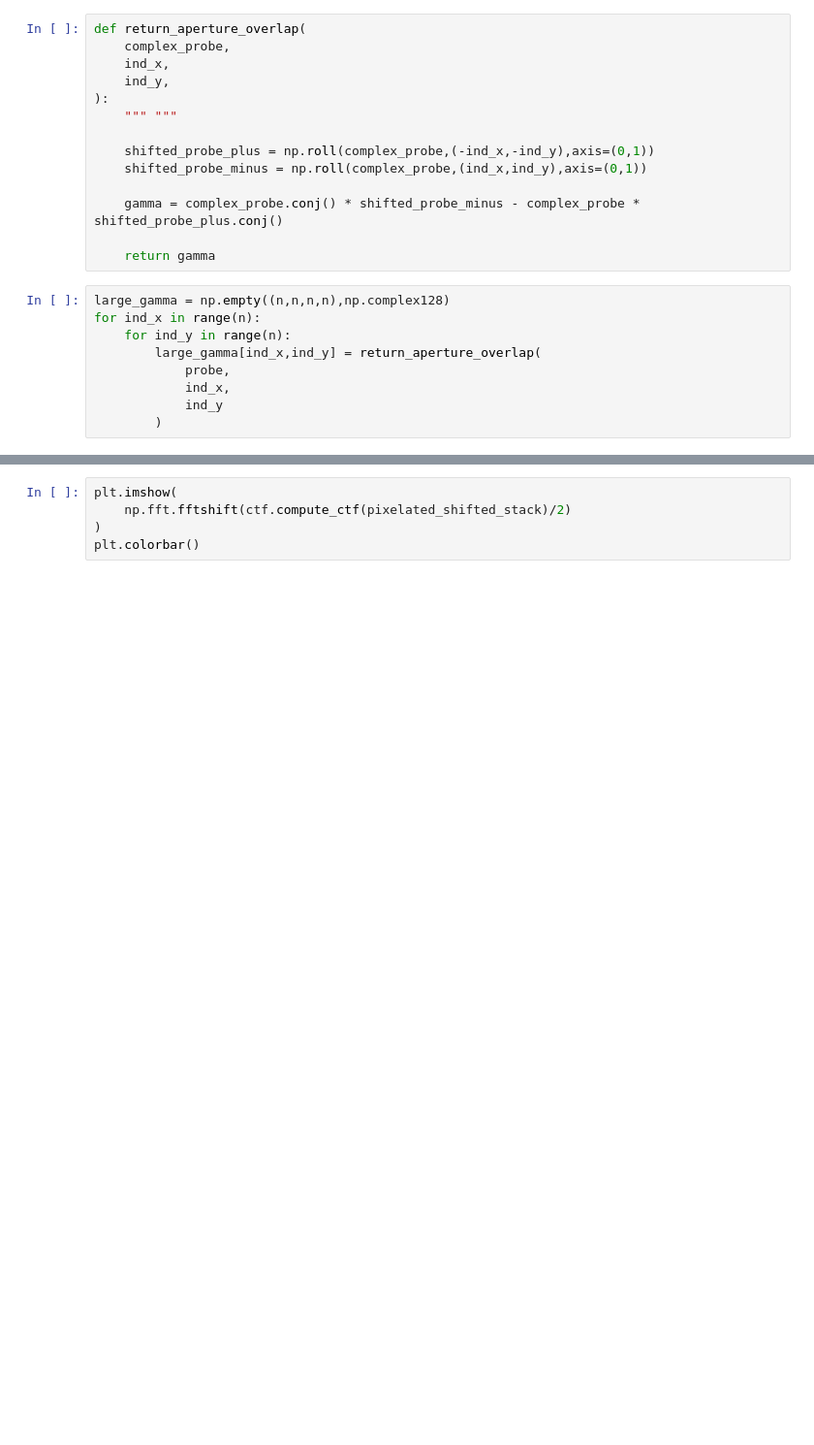
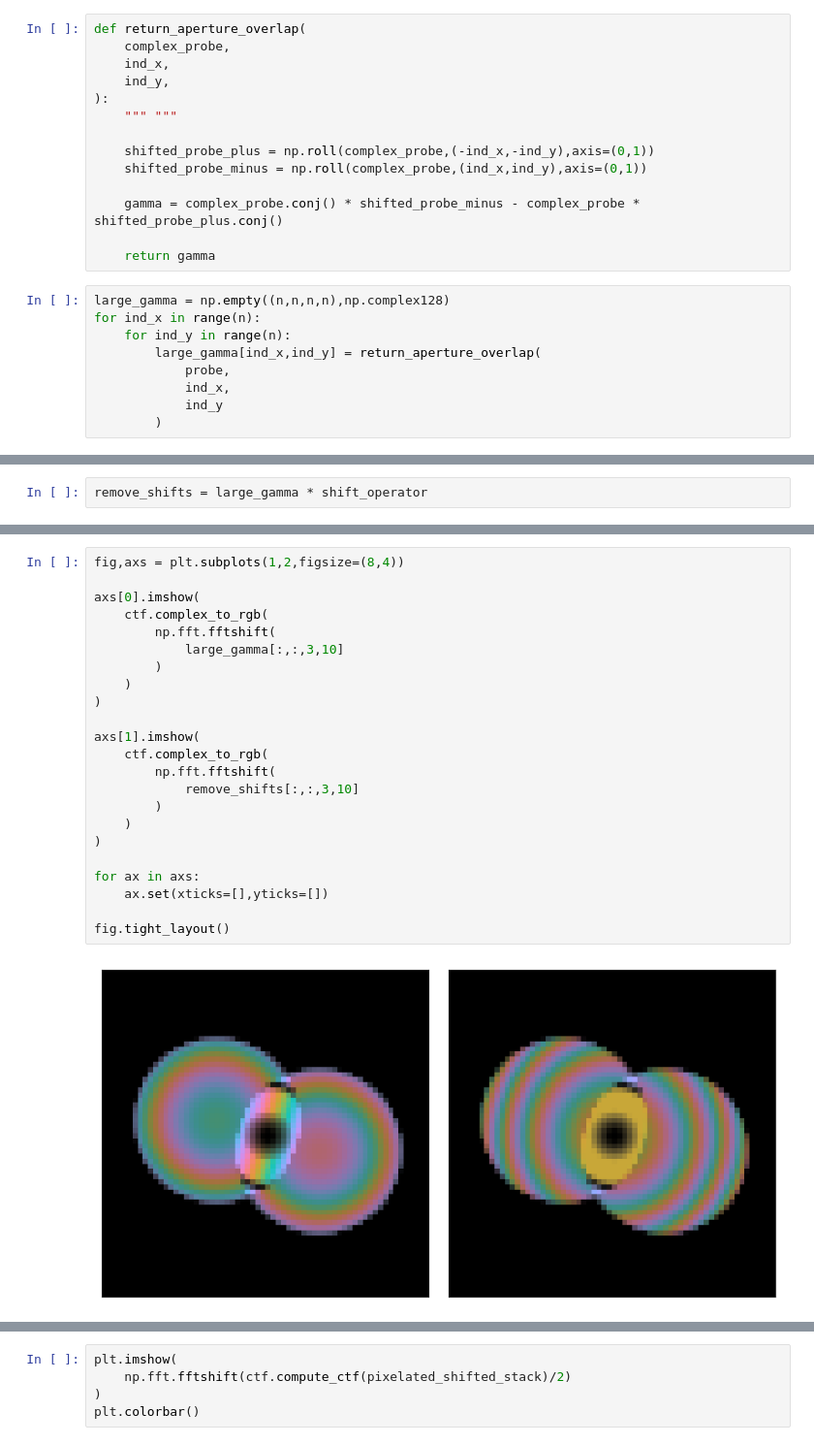
Before and after one commit to msa-em/stem-transfer-of-information, a Jupyter notebook: notebooks/icom-ssnr.ipynb, the cells around one changed output, grey strips where cells are left out. Shown at 97% size. Saved outputs shown, nothing was run; the diff lists cells and outputs as text; blank space fills up the shorter version.

```diff
--- a/notebooks/icom-ssnr.ipynb
+++ b/notebooks/icom-ssnr.ipynb
@@ -273,0 +303,2 @@ weighted_shifted_stack = np.fft.ifft2(weighted_Gs*shift_op).real.mean(0)
+# %%
+remove_shifts = large_gamma * shift_operator
@@ -273,0 +342,25 @@ weighted_shifted_stack = np.fft.ifft2(weighted_Gs*shift_op).real.mean(0)
+# %%
+fig,axs = plt.subplots(1,2,figsize=(8,4))
+
+axs[0].imshow(
+    ctf.complex_to_rgb(
+        np.fft.fftshift(
+            large_gamma[:,:,3,10]
+        )
+    )
+)
+
+axs[1].imshow(
+    ctf.complex_to_rgb(
+        np.fft.fftshift(
+            remove_shifts[:,:,3,10]
+        )
+    )
+)
+
+for ax in axs:
+    ax.set(xticks=[],yticks=[])
+
+fig.tight_layout()
+# %% [output]
+[figure, added]
```
Also changed, not shown: parts of 24 cells of this notebook.
